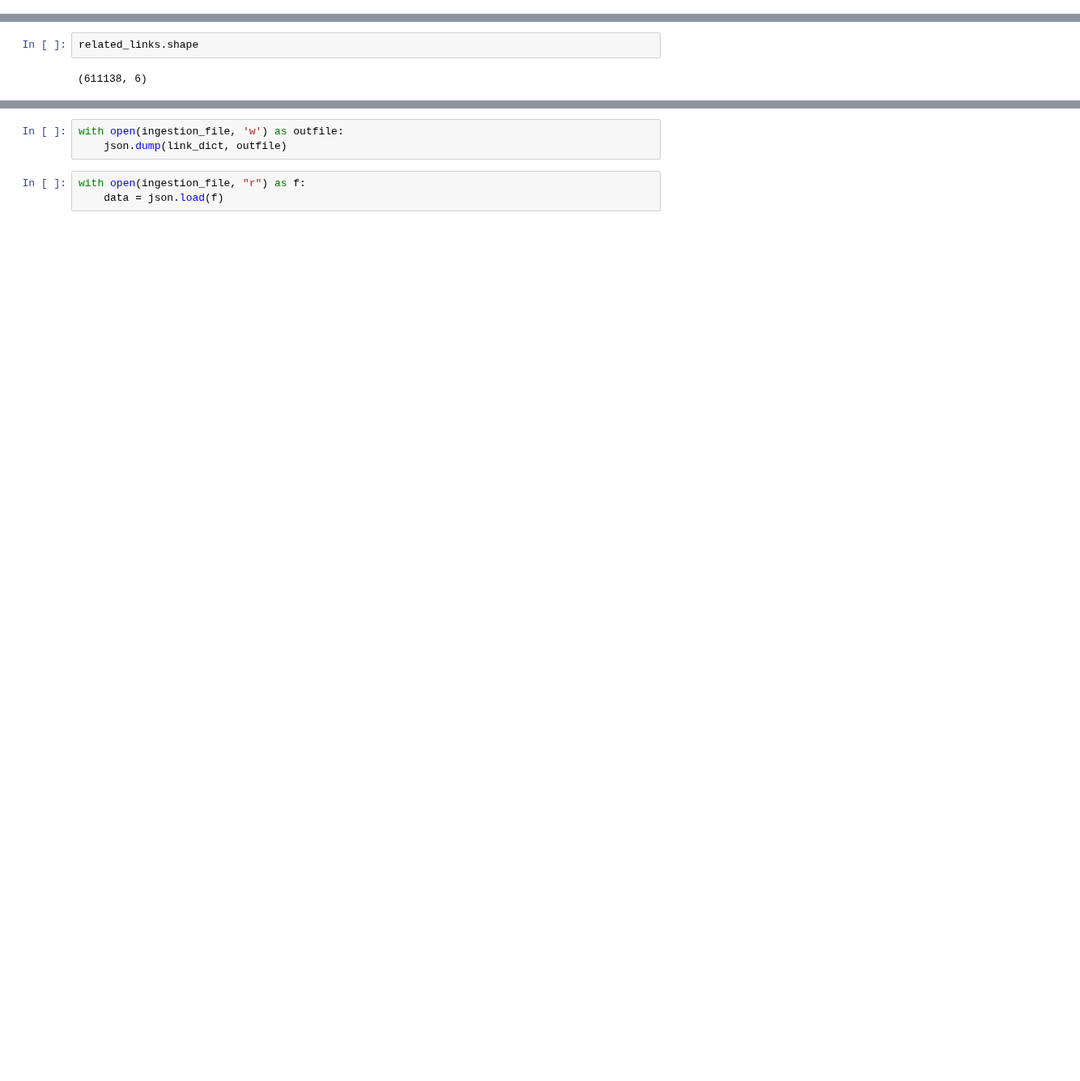
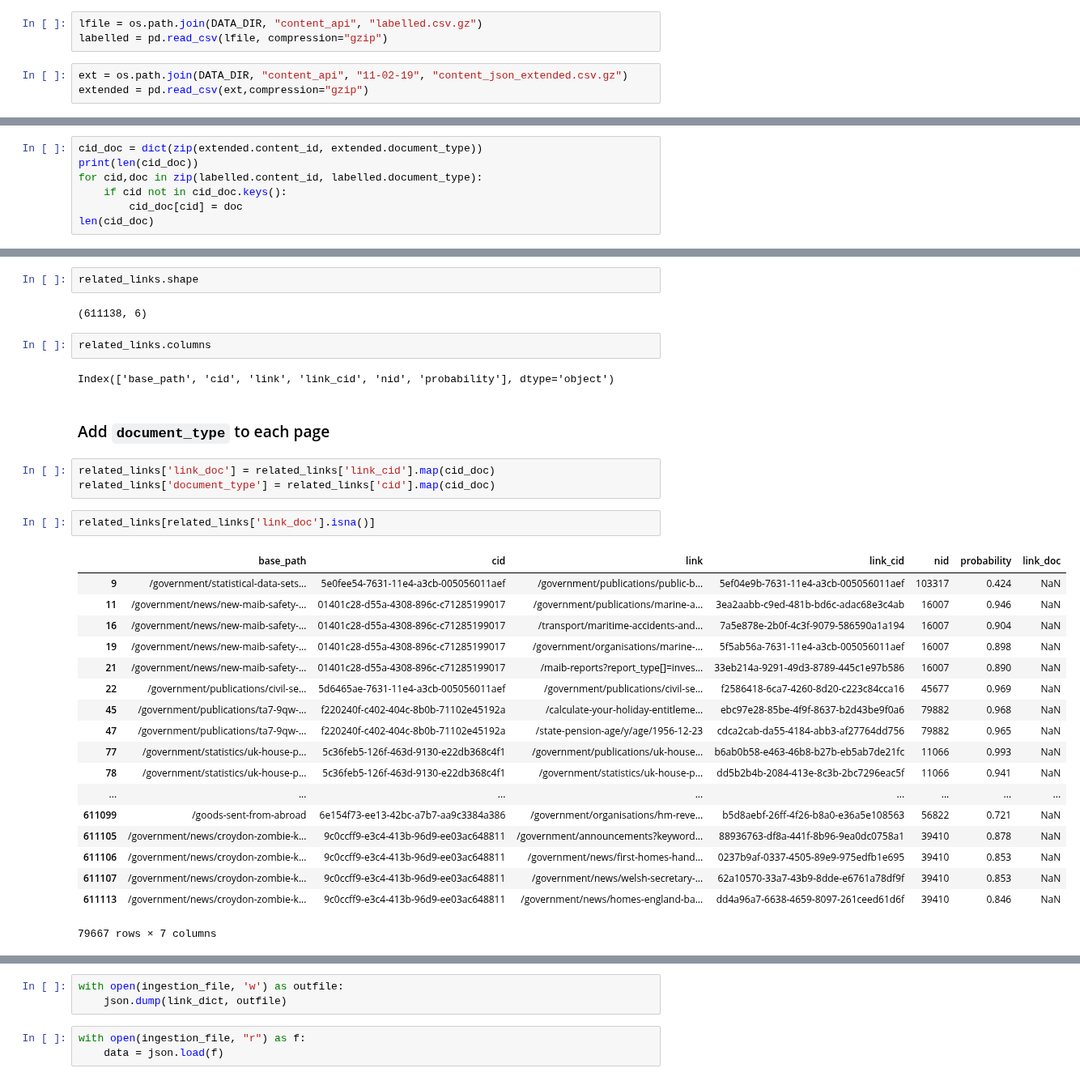
Before and after one commit to alphagov/govuk-network-embedding, a Jupyter notebook: notebooks/data_extract/build_ingestion_json.ipynb, the cells around one changed output, grey strips where cells are left out. Shown at 81% size. Drawn from its saved outputs; the diff is of its cells as text; blank space fills up the shorter version.

```diff
--- a/notebooks/data_extract/build_ingestion_json.ipynb
+++ b/notebooks/data_extract/build_ingestion_json.ipynb
@@ -7,3 +10,9 @@ DATA_DIR = os.getenv("DATA_DIR")
 filename = os.path.join(DATA_DIR, "results", "n2v_struct_funct_results.csv")
 # %%
 related_links = pd.read_csv(filename)
+# %%
+lfile = os.path.join(DATA_DIR, "content_api", "labelled.csv.gz")
+labelled = pd.read_csv(lfile, compression="gzip")
+# %%
+ext = os.path.join(DATA_DIR, "content_api", "11-02-19", "content_json_extended.csv.gz")
+extended = pd.read_csv(ext,compression="gzip")
@@ -9,0 +23,7 @@ related_links = pd.read_csv(filename)
+# %%
+cid_doc = dict(zip(extended.content_id, extended.document_type))
+print(len(cid_doc))
+for cid,doc in zip(labelled.content_id, labelled.document_type):
+    if cid not in cid_doc.keys():
+        cid_doc[cid] = doc
+len(cid_doc)
@@ -11,3 +34,33 @@ related_links = pd.read_csv(filename)
 related_links.shape
 # %% [output]
 (611138, 6)
+# %%
+related_links.columns
+# %% [output]
+Index(['base_path', 'cid', 'link', 'link_cid', 'nid', 'probability'], dtype='object')
+# %% [markdown]
+### Add `document_type` to each page
+# %%
+related_links['link_doc'] = related_links['link_cid'].map(cid_doc)
+related_links['document_type'] = related_links['cid'].map(cid_doc)
+# %%
+related_links[related_links['link_doc'].isna()]
+# %% [output]
+|  | base_path | cid | link | link_cid | nid | probability | link_doc |
+| 9 | /government/statistical-data-sets... | 5e0fee54-7631-11e4-a3cb-005056011aef | /government/publications/public-b... | 5ef04e9b-7631-11e4-a3cb-005056011aef | 103317 | 0.424 | NaN |
+| 11 | /government/news/new-maib-safety-... | 01401c28-d55a-4308-896c-c71285199017 | /government/publications/marine-a... | 3ea2aabb-c9ed-481b-bd6c-adac68e3c4ab | 16007 | 0.946 | NaN |
+| 16 | /government/news/new-maib-safety-... | 01401c28-d55a-4308-896c-c71285199017 | /transport/maritime-accidents-and... | 7a5e878e-2b0f-4c3f-9079-586590a1a194 | 16007 | 0.904 | NaN |
+| 19 | /government/news/new-maib-safety-... | 01401c28-d55a-4308-896c-c71285199017 | /government/organisations/marine-... | 5f5ab56a-7631-11e4-a3cb-005056011aef | 16007 | 0.898 | NaN |
+| 21 | /government/news/new-maib-safety-... | 01401c28-d55a-4308-896c-c71285199017 | /maib-reports?report_type[]=inves... | 33eb214a-9291-49d3-8789-445c1e97b586 | 16007 | 0.890 | NaN |
+| 22 | /government/publications/civil-se... | 5d6465ae-7631-11e4-a3cb-005056011aef | /government/publications/civil-se... | f2586418-6ca7-4260-8d20-c223c84cca16 | 45677 | 0.969 | NaN |
+| 45 | /government/publications/ta7-9qw-... | f220240f-c402-404c-8b0b-71102e45192a | /calculate-your-holiday-entitleme... | ebc97e28-85be-4f9f-8637-b2d43be9f0a6 | 79882 | 0.968 | NaN |
+| 47 | /government/publications/ta7-9qw-... | f220240f-c402-404c-8b0b-71102e45192a | /state-pension-age/y/age/1956-12-23 | cdca2cab-da55-4184-abb3-af27764dd756 | 79882 | 0.965 | NaN |
+| 77 | /government/statistics/uk-house-p... | 5c36feb5-126f-463d-9130-e22db368c4f1 | /government/publications/uk-house... | b6ab0b58-e463-46b8-b27b-eb5ab7de21fc | 11066 | 0.993 | NaN |
+| 78 | /government/statistics/uk-house-p... | 5c36feb5-126f-463d-9130-e22db368c4f1 | /government/statistics/uk-house-p... | dd5b2b4b-2084-413e-8c3b-2bc7296eac5f | 11066 | 0.941 | NaN |
+| ... | ... | ... | ... | ... | ... | ... | ... |
+| 611099 | /goods-sent-from-abroad | 6e154f73-ee13-42bc-a7b7-aa9c3384a386 | /government/organisations/hm-reve... | b5d8aebf-26ff-4f26-b8a0-e36a5e108563 | 56822 | 0.721 | NaN |
+| 611105 | /government/news/croydon-zombie-k... | 9c0ccff9-e3c4-413b-96d9-ee03ac648811 | /government/announcements?keyword... | 88936763-df8a-441f-8b96-9ea0dc0758a1 | 39410 | 0.878 | NaN |
+| 611106 | /government/news/croydon-zombie-k... | 9c0ccff9-e3c4-413b-96d9-ee03ac648811 | /government/news/first-homes-hand... | 0237b9af-0337-4505-89e9-975edfb1e695 | 39410 | 0.853 | NaN |
+| 611107 | /government/news/croydon-zombie-k... | 9c0ccff9-e3c4-413b-96d9-ee03ac648811 | /government/news/welsh-secretary-... | 62a10570-33a7-43b9-8dde-e6761a78df9f | 39410 | 0.853 | NaN |
+| 611113 | /government/news/croydon-zombie-k... | 9c0ccff9-e3c4-413b-96d9-ee03ac648811 | /government/news/homes-england-ba... | dd4a96a7-6638-4659-8097-261ceed61d6f | 39410 | 0.846 | NaN |
+79667 rows × 7 columns
```
Also changed, not shown: parts of 28 cells of this notebook, 1 other file.
